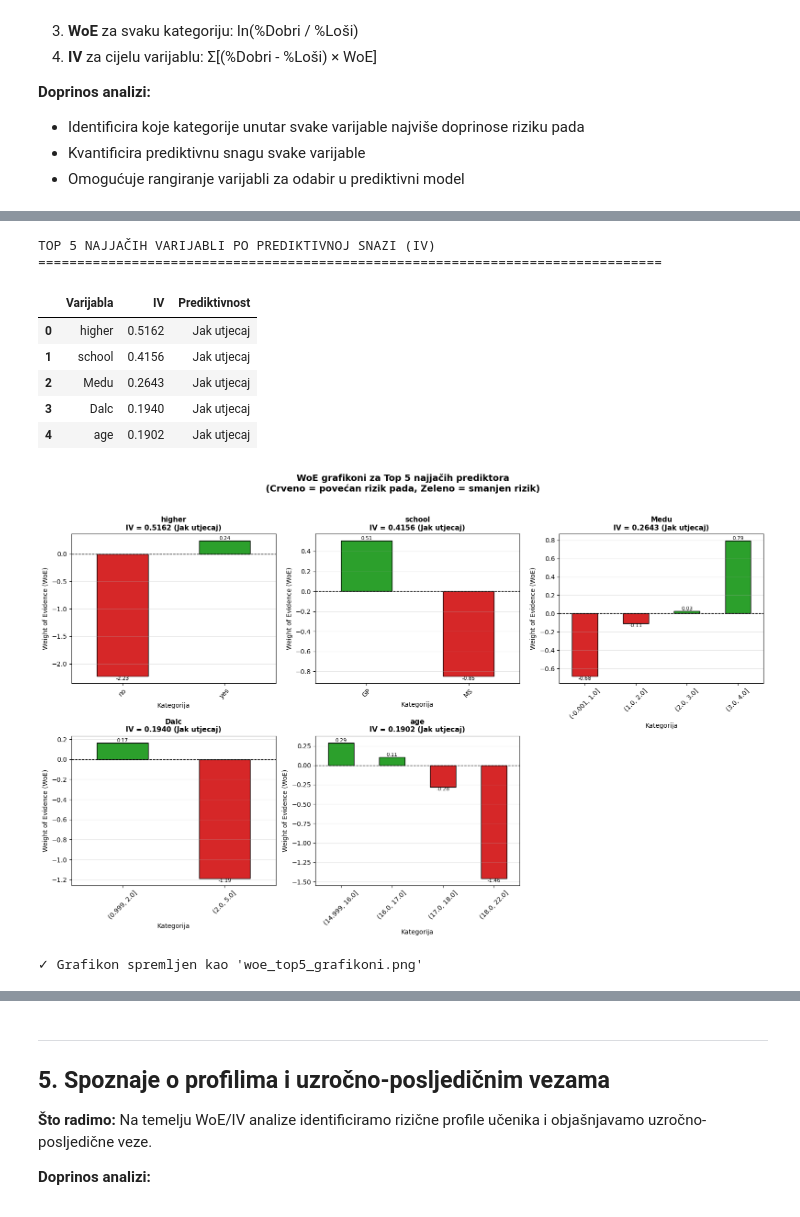
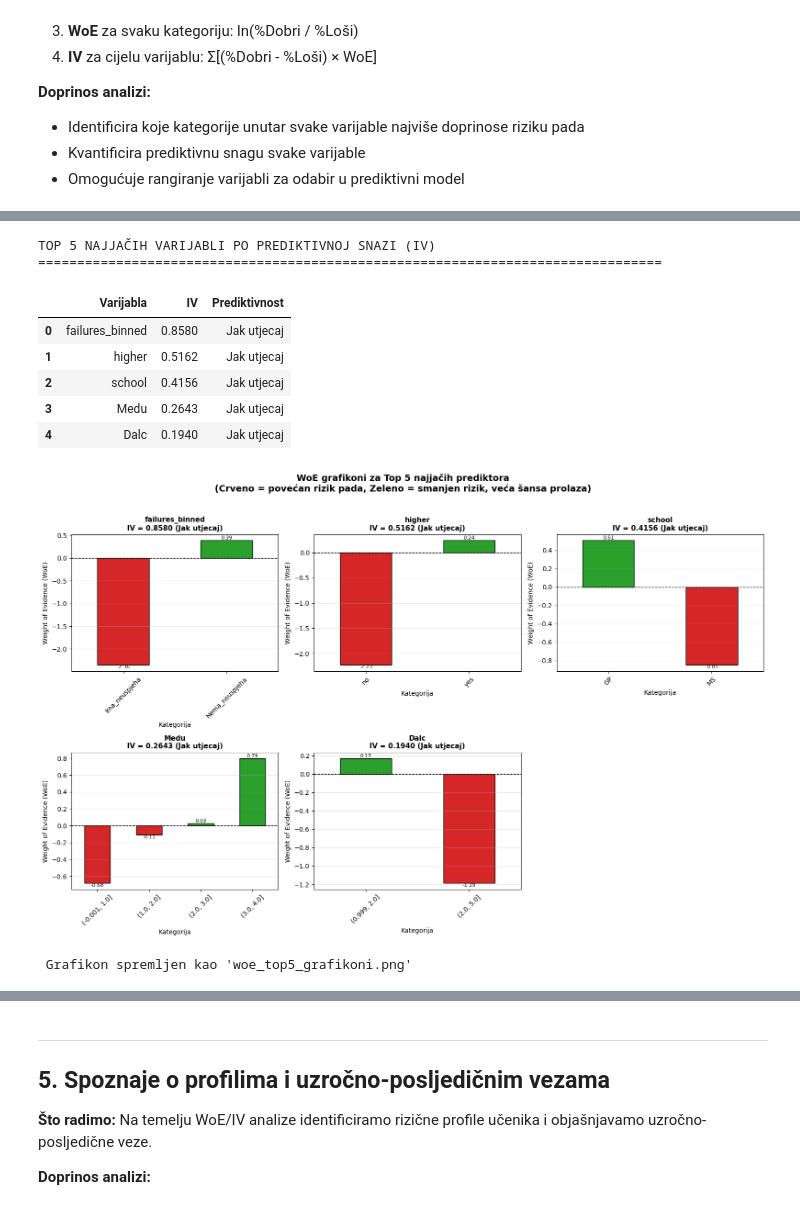
Before and after one commit to MDBossss/nosql, a Jupyter notebook: drugi/z3.ipynb, the cells around one changed output, grey strips where cells are left out. Drawn from its saved outputs; the diff is of its cells as text; code cells hidden in the pictures.

Commit message:
fix comments and rerun all, manual binning for fails

```diff
--- a/drugi/z3.ipynb
+++ b/drugi/z3.ipynb
@@ -109,17 +108,17 @@ def calculate_woe_iv(df, feature, target, bins=5):
     # Ako je numerička varijabla, diskretiziraj je
     if np.issubdtype(df[feature].dtype, np.number):
         try:
-            temp_feature = pd.qcut(df[feature], bins, duplicates='drop')
+            temp_feature = pd.qcut(df[feature], bins, duplicates='drop') # qcut dijeli na jednake kategorije
         except ValueError:
             # Ako qcut ne uspije, koristi cut
             temp_feature = pd.cut(df[feature], bins, duplicates='drop')
     else:
         temp_feature = df[feature]
 
-    # Kreiraj krostabulaciju
+    # Kreiranje krostabulacije
     crosstab = pd.crosstab(temp_feature, df[target])
 
-    # Provjeri da imamo obje klase
+    # Provjeri da imamo obje klase (Dobri i Loši)
     if 0 not in crosstab.columns:
         crosstab[0] = 0
     if 1 not in crosstab.columns:
@@ -132,7 +131,7 @@ def calculate_woe_iv(df, feature, target, bins=5):
     total_dobri = crosstab['Dobri'].sum()
     total_losi = crosstab['Loši'].sum()
 
-    # Dodaj mali epsilon za izbjegavanje dijeljenja s nulom
+    # Dodavanje malog epsilona za izbjegavanje dijeljenja s nulom
     epsilon = 0.0001
 
     crosstab['%_Dobri'] = crosstab['Dobri'] / total_dobri
@@ -142,13 +141,12 @@ def calculate_woe_iv(df, feature, target, bins=5):
     crosstab['%_Dobri'] = crosstab['%_Dobri'].replace(0, epsilon)
     crosstab['%_Loši'] = crosstab['%_Loši'].replace(0, epsilon)
 
-    # Izračunaj WoE: ln(%Dobri / %Loši)
+    # Izračunavanje WoE: ln(%Dobri / %Loši)
     crosstab['WoE'] = np.log(crosstab['%_Dobri'] / crosstab['%_Loši'])
 
-    # Izračunaj IV po kategorijama
+    # Izračunavanje IV po kategorijama
     crosstab['IV'] = (crosstab['%_Dobri'] - crosstab['%_Loši']) * crosstab['WoE']
 
-    # Ukupna IV vrijednost
     iv_value = crosstab['IV'].sum()
 
     return crosstab, iv_value
@@ -166,8 +164,16 @@ def get_iv_interpretation(iv):
         return "Vrlo slab utjecaj"
 
 
-# Definiraj varijable za analizu (isključujemo G1, G2, G3 jer su ciljne/buduće ocjene)
-exclude_cols = ['G1', 'G2', 'G3', 'target_G1']
+# RUČNI BINNING ZA 'failures' VARIJABLU
+# Varijabla 'failures' ima većinu vrijednosti 0, pa automatski qcut ne radi dobro
+# Zato ju ručno binariziramo: 0 = "Nema_neuspjeha", >=1 = "Ima_neuspjeha"
+df['failures_binned'] = df['failures'].apply(lambda x: 'Nema_neuspjeha' if x == 0 else 'Ima_neuspjeha')
+print("Kreirana binarna varijabla 'failures_binned' za ispravnu WoE/IV analizu")
+print(f"Distribucija: {df['failures_binned'].value_counts().to_dict()}\n")
+
+# (isključujemo G1, G2, G3 jer su ciljne/buduće ocjene)
+# Također isključujemo originalni 'failures' i koristimo 'failures_binned' umjesto njega
+exclude_cols = ['G1', 'G2', 'G3', 'target_G1', 'failures']
 all_features = [col for col in df.columns if col not in exclude_cols]
 
 print(f"Broj varijabli za WoE/IV analizu: {len(all_features)}")
@@ -253,7 +259,7 @@ Varijable s IV > 0.1 smatraju se značajnima (jak utjecaj) za predikciju pada.
 - Omogućuje razumijevanje SMJERA utjecaja svake kategorije
 - Pomaže u identificiranju rizičnih profila učenika
 # %%
-# Izdvoji top 5 varijabli po IV
+# Izdvajanje top 5 varijabli po IV
 top_n = 5
 top_features = iv_df.head(top_n)
 
@@ -261,7 +267,7 @@ print(f"TOP {top_n} NAJJAČIH VARIJABLI PO PREDIKTIVNOJ SNAZI (IV)")
 print("="*80)
 display(top_features)
 
-# Kreiraj grafikone WoE za top varijable
+# Kreiranje grafikona WoE za top varijable
 fig, axes = plt.subplots(2, 3, figsize=(16, 10))
 axes = axes.flatten()
 
@@ -272,41 +278,41 @@ for idx, row in top_features.iterrows():
     # Dohvati WoE tablicu
     woe_df = woe_tables[feature]
 
-    # Crtaj stupčasti dijagram
+    # Crtanje stupčastog dijagrama
     ax = axes[idx]
     colors = ['#d62728' if x < 0 else '#2ca02c' for x in woe_df['WoE'].values]
     woe_df['WoE'].plot(kind='bar', ax=ax, color=colors, edgecolor='black')
 
     ax.set_title(f'{feature}\nIV = {iv_value:.4f} ({row["Prediktivnost"]})',
                  fontsize=11, fontweight='bold')
     ax.set_xlabel('Kategorija')
     ax.set_ylabel('Weight of Evidence (WoE)')
     ax.axhline(y=0, color='black', linestyle='--', linewidth=1)
     ax.grid(axis='y', alpha=0.3)
     ax.tick_params(axis='x', rotation=45)
 
-    # Dodaj vrijednosti iznad/ispod stupaca
+    # Dodavanje vrijednosti iznad/ispod stupaca
     for i, v in enumerate(woe_df['WoE'].values):
         va = 'bottom' if v >= 0 else 'top'
         ax.text(i, v, f'{v:.2f}', ha='center', va=va, fontsize=8)
 
 # Sakrij prazan subplot
 axes[5].axis('off')
 
-plt.suptitle('WoE grafikoni za Top 5 najjačih prediktora\n(Crveno = povećan rizik pada, Zeleno = smanjen rizik)',
+plt.suptitle('WoE grafikoni za Top 5 najjačih prediktora\n(Crveno = povećan rizik pada, Zeleno = smanjen rizik, veća šansa prolaza)',
              fontsize=14, fontweight='bold', y=1.02)
 plt.tight_layout()
 plt.show()
 
 print("\n Grafikon spremljen kao 'woe_top5_grafikoni.png'")
 # %% [output]
 TOP 5 NAJJAČIH VARIJABLI PO PREDIKTIVNOJ SNAZI (IV)
 ================================================================================
 |  | Varijabla | IV | Prediktivnost |
-| 0 | higher | 0.5162 | Jak utjecaj |
-| 1 | school | 0.4156 | Jak utjecaj |
-| 2 | Medu | 0.2643 | Jak utjecaj |
-| 3 | Dalc | 0.1940 | Jak utjecaj |
-| 4 | age | 0.1902 | Jak utjecaj |
+| 0 | failures_binned | 0.8580 | Jak utjecaj |
+| 1 | higher | 0.5162 | Jak utjecaj |
+| 2 | school | 0.4156 | Jak utjecaj |
+| 3 | Medu | 0.2643 | Jak utjecaj |
+| 4 | Dalc | 0.1940 | Jak utjecaj |
-[figure, old version]
+[figure, new version]
-✓ Grafikon spremljen kao 'woe_top5_grafikoni.png'
+ Grafikon spremljen kao 'woe_top5_grafikoni.png'
```
Also changed, not shown: parts of 15 cells of this notebook, 3 other files.
